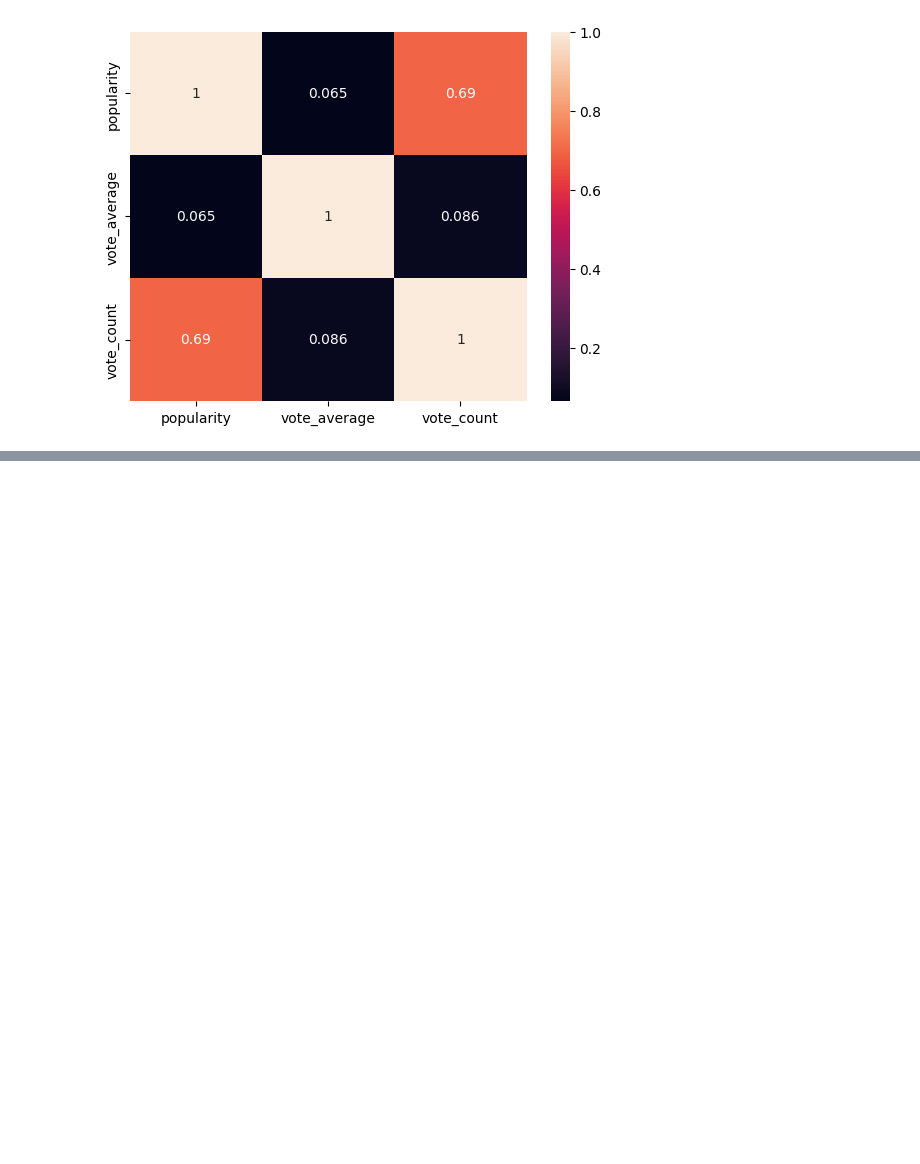
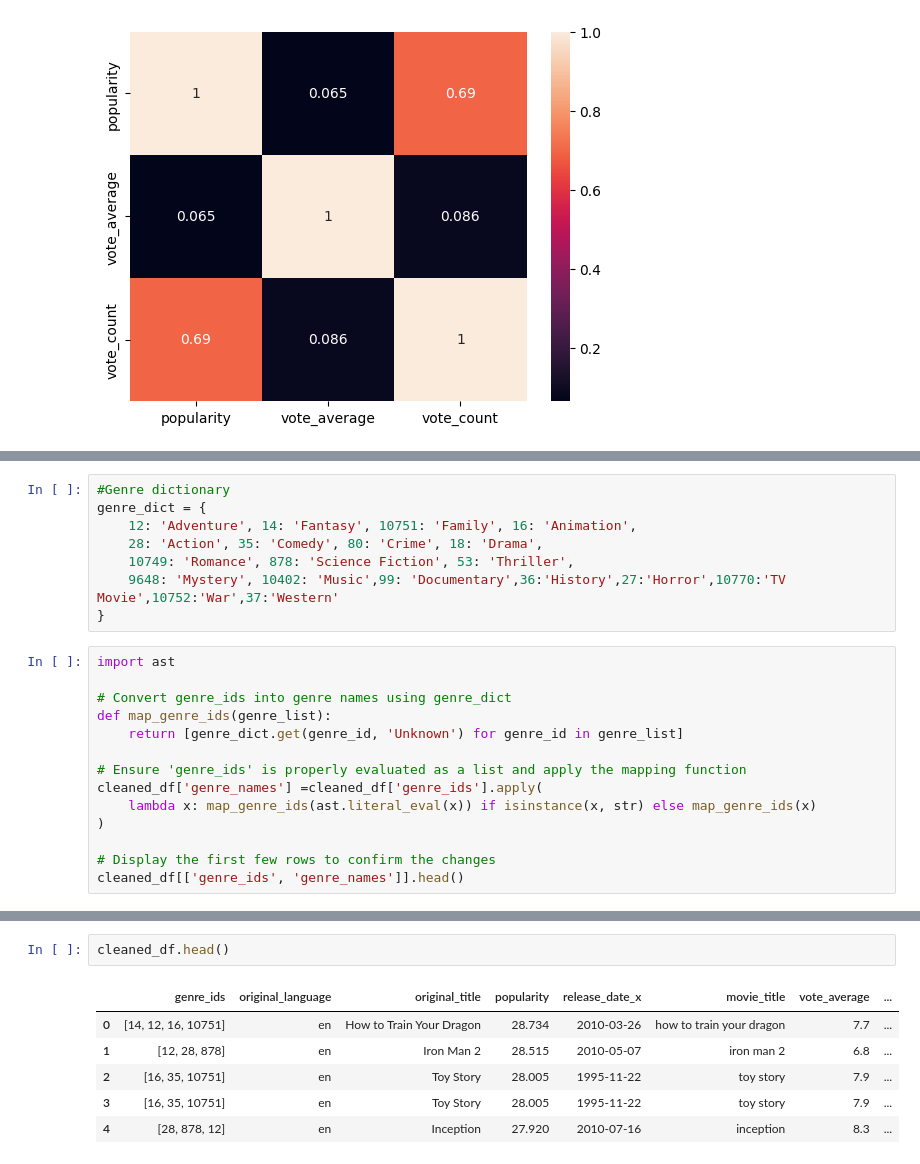
Before and after one commit to Otim135/group3-phase2-project, a Jupyter notebook: ipynbs/Charles.ipynb, the cells around one changed output, grey strips where cells are left out. Saved outputs shown, nothing was run; the diff lists cells and outputs as text; blank space fills up the shorter version.

```diff
--- a/ipynbs/Charles.ipynb
+++ b/ipynbs/Charles.ipynb
@@ -348,0 +375,22 @@ merged_data_cleaned.describe()
+# %%
+#Genre dictionary
+genre_dict = {
+    12: 'Adventure', 14: 'Fantasy', 10751: 'Family', 16: 'Animation',
+    28: 'Action', 35: 'Comedy', 80: 'Crime', 18: 'Drama',
+    10749: 'Romance', 878: 'Science Fiction', 53: 'Thriller',
+    9648: 'Mystery', 10402: 'Music',99: 'Documentary',36:'History',27:'Horror',10770:'TV Movie',10752:'War',37:'Western'
+}
+# %%
+import ast
+
+# Convert genre_ids into genre names using genre_dict
+def map_genre_ids(genre_list):
+    return [genre_dict.get(genre_id, 'Unknown') for genre_id in genre_list]
+
+# Ensure 'genre_ids' is properly evaluated as a list and apply the mapping function
+cleaned_df['genre_names'] =cleaned_df['genre_ids'].apply(
+    lambda x: map_genre_ids(ast.literal_eval(x)) if isinstance(x, str) else map_genre_ids(x)
+)
+
+# Display the first few rows to confirm the changes
+cleaned_df[['genre_ids', 'genre_names']].head()
@@ -348,0 +404,9 @@ merged_data_cleaned.describe()
+# %%
+cleaned_df.head()
+# %% [output]
+|  | genre_ids | original_language | original_title | popularity | release_date_x | movie_title | vote_average | ... |
+| 0 | [14, 12, 16, 10751] | en | How to Train Your Dragon | 28.734 | 2010-03-26 | how to train your dragon | 7.7 | ... |
+| 1 | [12, 28, 878] | en | Iron Man 2 | 28.515 | 2010-05-07 | iron man 2 | 6.8 | ... |
+| 2 | [16, 35, 10751] | en | Toy Story | 28.005 | 1995-11-22 | toy story | 7.9 | ... |
+| 3 | [16, 35, 10751] | en | Toy Story | 28.005 | 1995-11-22 | toy story | 7.9 | ... |
+| 4 | [28, 878, 12] | en | Inception | 27.920 | 2010-07-16 | inception | 8.3 | ... |
```
Also changed, not shown: parts of 25 cells of this notebook.
